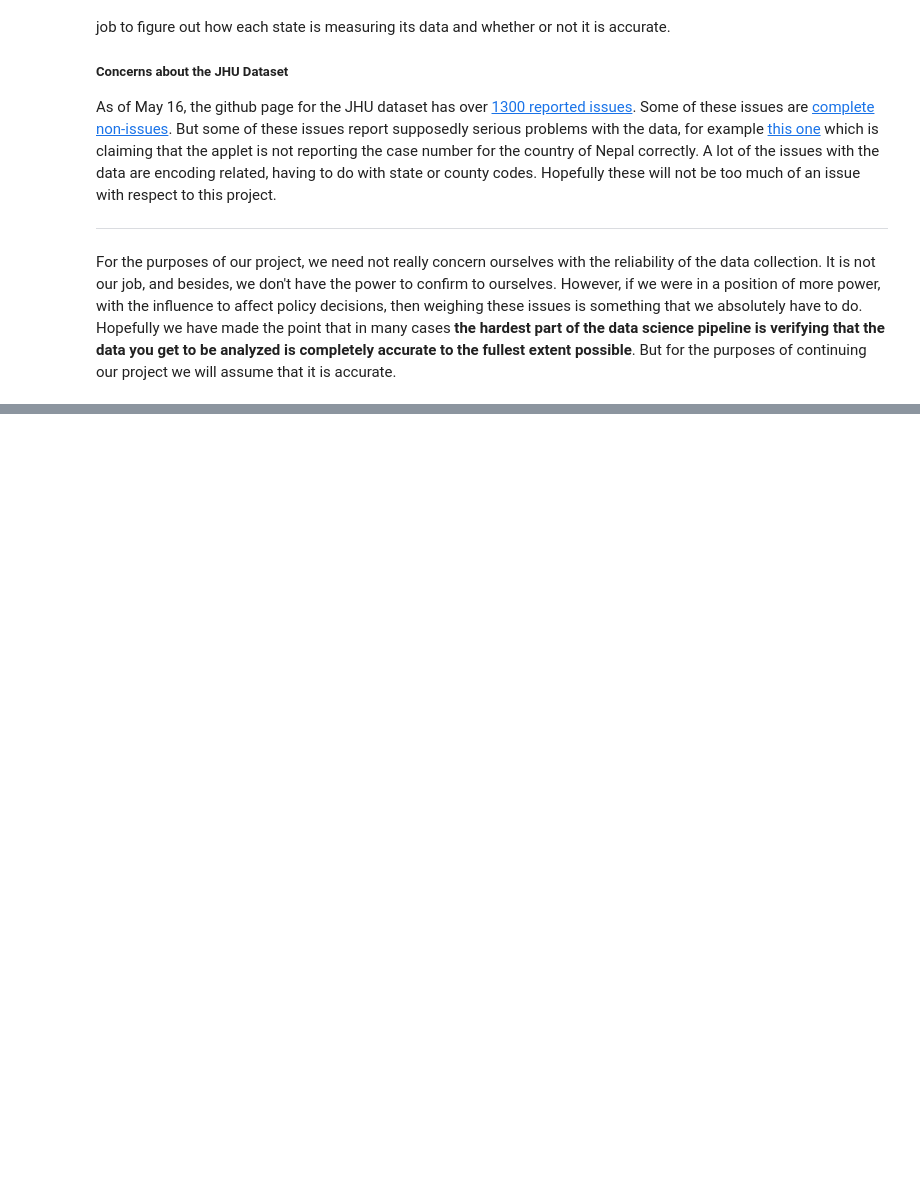
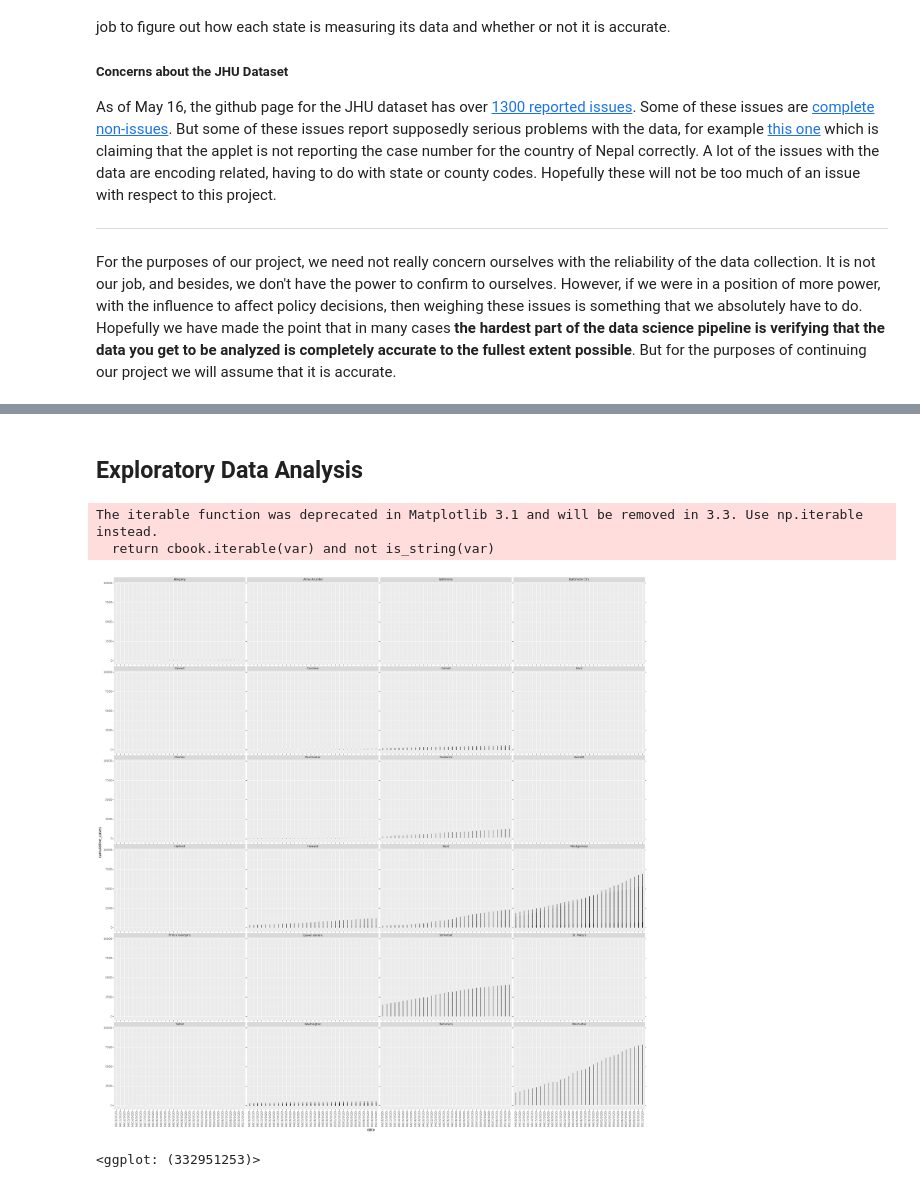
Before and after one commit to jonlin1000/jonlin1000.github.io, a Jupyter notebook: FinalProject.ipynb, the cells around one changed output, grey strips where cells are left out. Cells and saved outputs as stored; diff of their text form; code cells hidden in the pictures; blank space fills up the shorter version.

Commit message:
added facet graph

```diff
--- a/FinalProject.ipynb
+++ b/FinalProject.ipynb
@@ -156,0 +175,17 @@ temp_df = states_df[19].query('date > "2020-03-30"')
+# %%
+counties = set(["Allegany", "Anne Arundel", "Baltimore", "Calvert",
+                "Caroline", "Carroll", "Cecil", "Charles", "Dorchester",
+               "Frederick", "Garrett", "Harford", "Howard", "Kent",
+               "Montgomery", "Prince George's", "Queen Anne's",
+               "St. Mary's", "Somerset", "Talbot", "Washington",
+               "Wicomico", "Worcester", "Baltimore City"])
+
+county_deaths = pd.read_csv("Data/CasesDeathsCounty.csv");
+county_confirmed = pd.read_csv("Data/CountyConfirmedCases.csv")
+
+maryland_deaths = county_deaths.loc[county_deaths["location_name"]
+                        .isin(counties)].loc[county_deaths["date"]
+                        .between(("04/1/2020"), ("05/12/2018"))].reset_index(drop=True)
+maryland_confirmed = county_confirmed.loc[county_confirmed["county_name"].isin(counties)].reset_index(drop=True)
+
+maryland_deaths.head(10)
@@ -156,0 +218,12 @@ temp_df = states_df[19].query('date > "2020-03-30"')
+# %% [markdown]
+## Exploratory Data Analysis
+# %%
+(ggplot(maryland_deaths, aes(x="date", y="cumulative_cases"))
+    + geom_line()
+    + facet_wrap('~location_name', ncol=4)
+    + theme(axis_text_x = element_text(angle=90), figure_size=(30,30)))
+# %% [output]
+The iterable function was deprecated in Matplotlib 3.1 and will be removed in 3.3. Use np.iterable instead.
+  return cbook.iterable(var) and not is_string(var)
+[figure, added]
+<ggplot: (332951253)>
```
Also changed, not shown: parts of 8 cells of this notebook.
